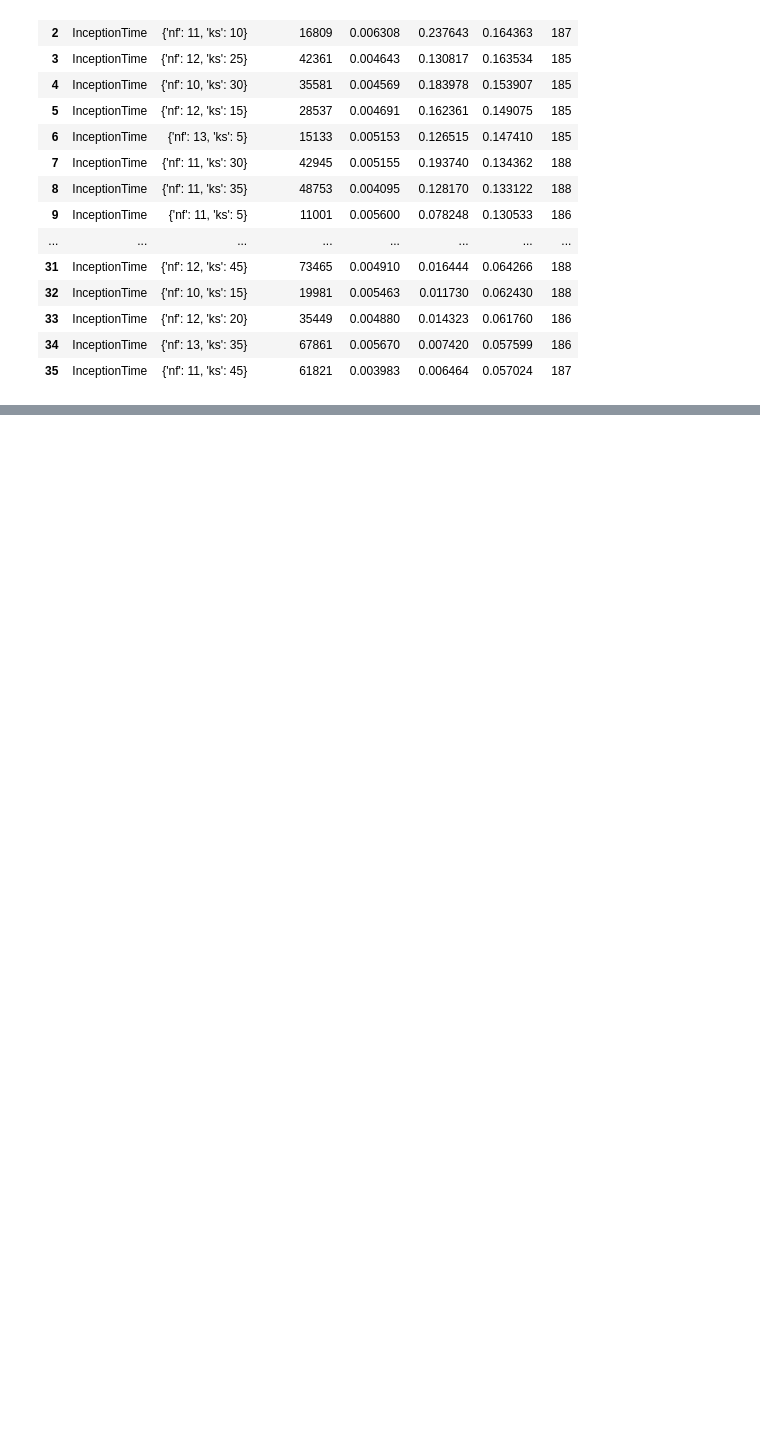
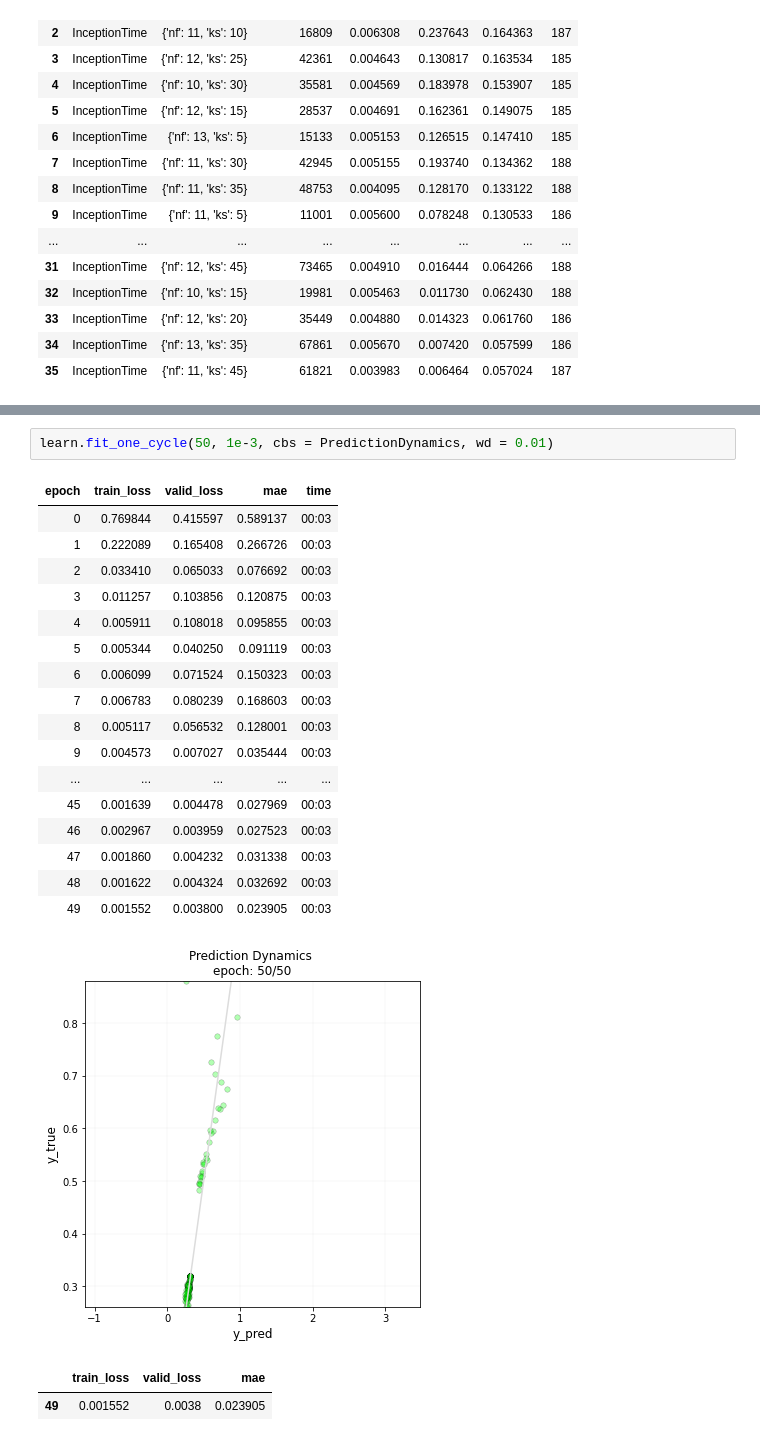
Before and after one commit to Lion-Mod/My-electrophoresis-sense-is-tingling, a Jupyter notebook: sensor_prediction.ipynb, the cells around one changed output, grey strips where cells are left out. Drawn from its saved outputs; the diff is of its cells as text; blank space fills up the shorter version.

```diff
--- a/sensor_prediction.ipynb
+++ b/sensor_prediction.ipynb
@@ -284,0 +398,23 @@ for i, (arch, k) in enumerate(archs):
+# %%
+learn.fit_one_cycle(50, 1e-3, cbs = PredictionDynamics, wd = 0.01)
+# %% [output]
+| epoch | train_loss | valid_loss | mae | time |
+| 0 | 0.769844 | 0.415597 | 0.589137 | 00:03 |
+| 1 | 0.222089 | 0.165408 | 0.266726 | 00:03 |
+| 2 | 0.033410 | 0.065033 | 0.076692 | 00:03 |
+| 3 | 0.011257 | 0.103856 | 0.120875 | 00:03 |
+| 4 | 0.005911 | 0.108018 | 0.095855 | 00:03 |
+| 5 | 0.005344 | 0.040250 | 0.091119 | 00:03 |
+| 6 | 0.006099 | 0.071524 | 0.150323 | 00:03 |
+| 7 | 0.006783 | 0.080239 | 0.168603 | 00:03 |
+| 8 | 0.005117 | 0.056532 | 0.128001 | 00:03 |
+| 9 | 0.004573 | 0.007027 | 0.035444 | 00:03 |
+| ... | ... | ... | ... | ... |
+| 45 | 0.001639 | 0.004478 | 0.027969 | 00:03 |
+| 46 | 0.002967 | 0.003959 | 0.027523 | 00:03 |
+| 47 | 0.001860 | 0.004232 | 0.031338 | 00:03 |
+| 48 | 0.001622 | 0.004324 | 0.032692 | 00:03 |
+| 49 | 0.001552 | 0.003800 | 0.023905 | 00:03 |
+[figure, added]
+|  | train_loss | valid_loss | mae |
+| 49 | 0.001552 | 0.0038 | 0.023905 |
```
Also changed, not shown: parts of 10 cells of this notebook.
